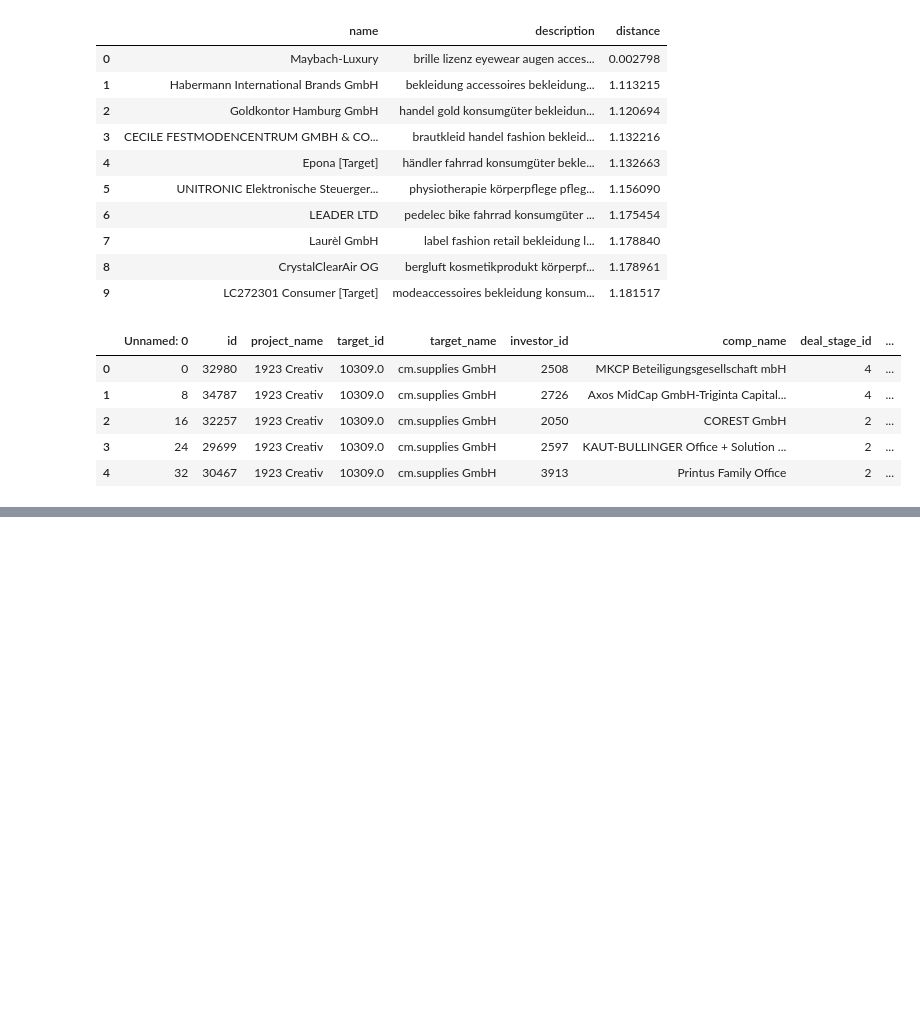
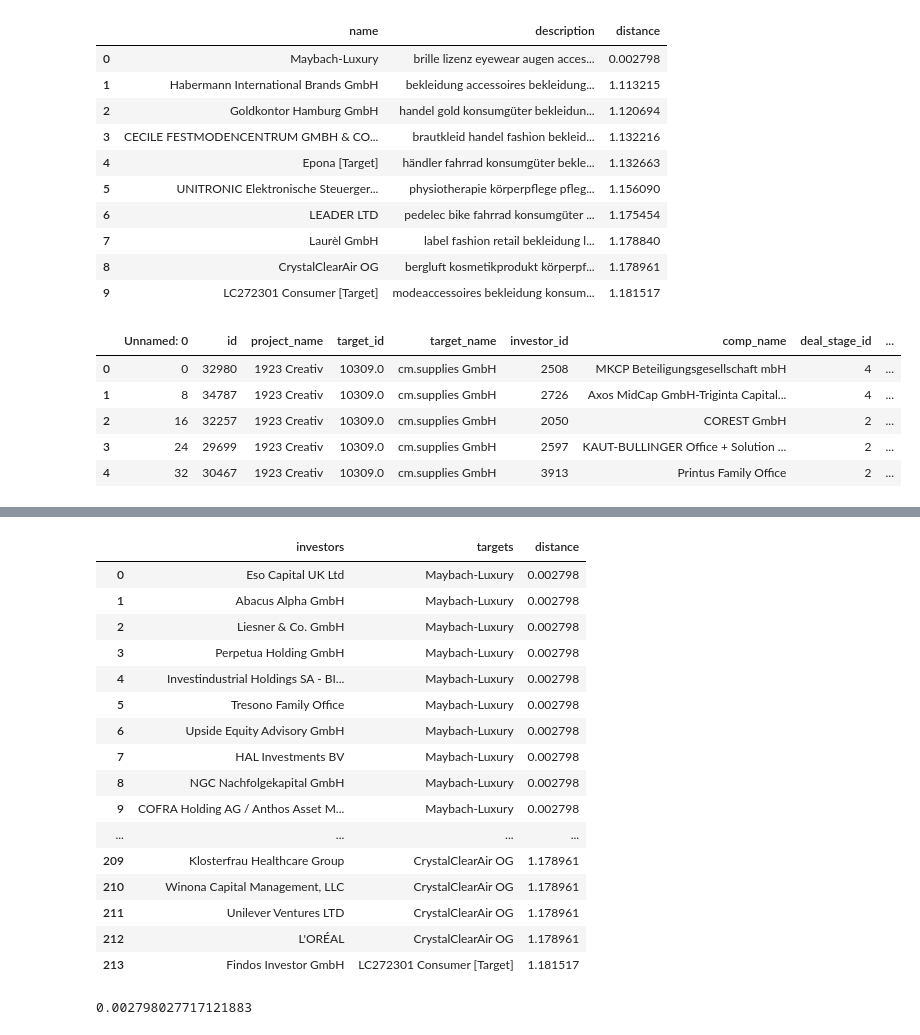
Before and after one commit to michabrz/DealMatch, a Jupyter notebook: notebooks/Targets_NN.ipynb, the cells around one changed output, grey strips where cells are left out. Cells and saved outputs as stored; diff of their text form; code cells hidden in the pictures; blank space fills up the shorter version.

```diff
--- a/notebooks/Targets_NN.ipynb
+++ b/notebooks/Targets_NN.ipynb
@@ -339,7 +339,33 @@ matching_table[matching_table['target_name']=='Maybach-Luxury']
 | 29933 | 212978 | 1789 | 876 Berlin | 97.0 | Maybach-Luxury | 1069 | Mayfair Vermögensverwaltung SE | 2 | ... |
 # %%
 matching_investors = []
+matching_target = []
+matching_distance = []
 for company in df_companies['name']:
-    matching_investors+=matching_table[matching_table['target_name']==company]['comp_name'].tolist()
-
-matching_investors_unique = list(set(matching_investors))
+    next_investor = matching_table[matching_table['target_name']==company]['comp_name'].tolist()
+    matching_investors+=next_investor
+    matching_target+=len(next_investor)*[company]
+    next_distance = df_companies[df_companies['name']==company]['distance'].tolist()
+    matching_distance+=len(next_investor)*next_distance
+#matching_investors_unique = list(set(matching_investors))
+df_match_investors = pd.DataFrame({'investors':matching_investors,'targets':matching_target,'distance':matching_distance})
+# %%
+df_match_investors
+# %% [output]
+|  | investors | targets | distance |
+| 0 | Eso Capital UK Ltd | Maybach-Luxury | 0.002798 |
+| 1 | Abacus Alpha GmbH | Maybach-Luxury | 0.002798 |
+| 2 | Liesner & Co. GmbH | Maybach-Luxury | 0.002798 |
+| 3 | Perpetua Holding GmbH | Maybach-Luxury | 0.002798 |
+| 4 | Investindustrial Holdings SA - BI... | Maybach-Luxury | 0.002798 |
+| 5 | Tresono Family Office | Maybach-Luxury | 0.002798 |
+| 6 | Upside Equity Advisory GmbH | Maybach-Luxury | 0.002798 |
+| 7 | HAL Investments BV | Maybach-Luxury | 0.002798 |
+| 8 | NGC Nachfolgekapital GmbH | Maybach-Luxury | 0.002798 |
+| 9 | COFRA Holding AG / Anthos Asset M... | Maybach-Luxury | 0.002798 |
+| ... | ... | ... | ... |
+| 209 | Klosterfrau Healthcare Group | CrystalClearAir OG | 1.178961 |
+| 210 | Winona Capital Management, LLC | CrystalClearAir OG | 1.178961 |
+| 211 | Unilever Ventures LTD | CrystalClearAir OG | 1.178961 |
+| 212 | L'ORÉAL | CrystalClearAir OG | 1.178961 |
+| 213 | Findos Investor GmbH | LC272301 Consumer [Target] | 1.181517 |
@@ -345,0 +377,4 @@ matching_investors_unique = list(set(matching_investors))
+# %%
+df_match_investors[df_match_investors['investors']=='HAP INDUSTRIE INVEST GMBH']['distance'].min()
+# %% [output]
+0.002798027717121883
```
Also changed, not shown: parts of 15 cells of this notebook.
